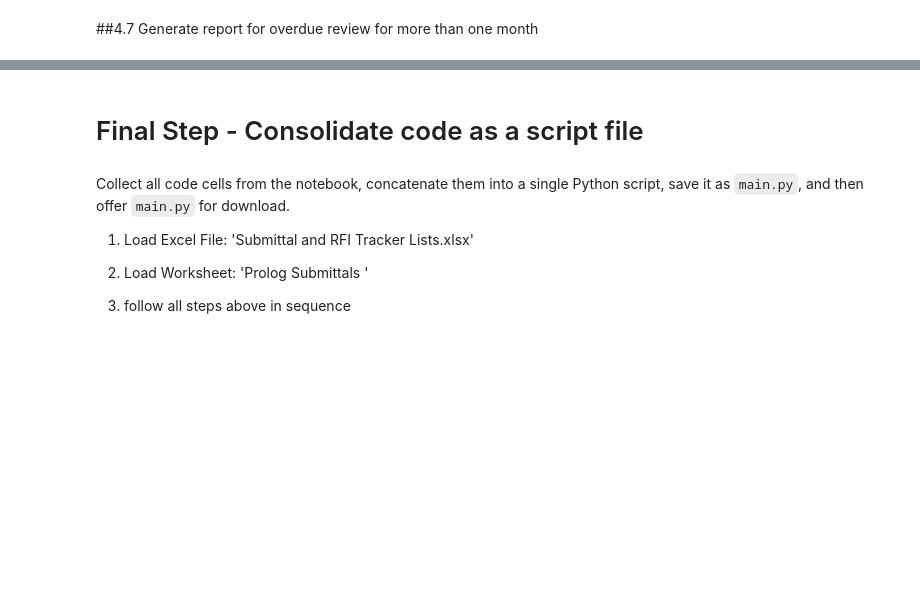
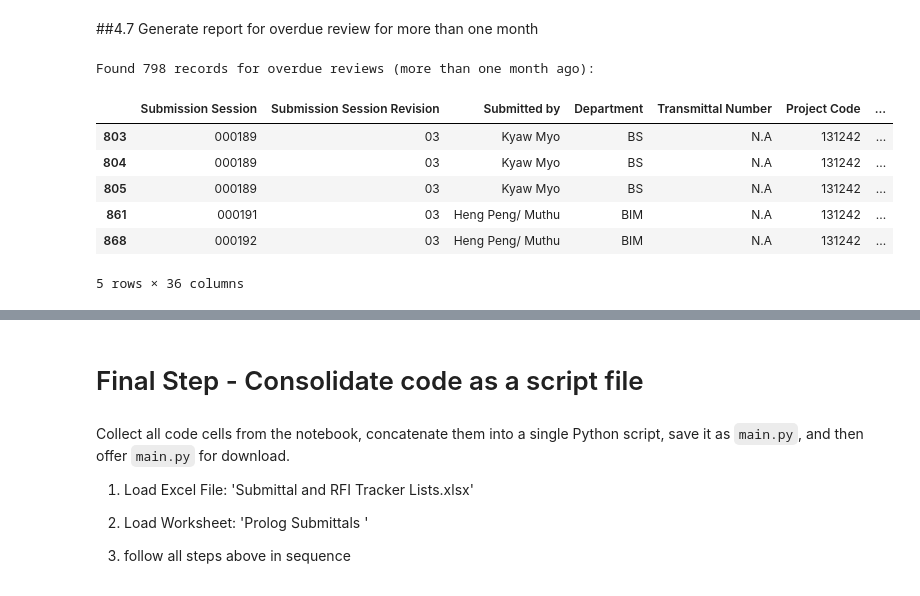
Before and after one commit to chinwarsoon/Engineering-and-Design, a Jupyter notebook: dcc/dcc_mdl.ipynb, the cells around one changed output, grey strips where cells are left out. Cells and saved outputs as stored; diff of their text form; code cells hidden in the pictures; blank space fills up the shorter version.

```diff
--- a/dcc/dcc_mdl.ipynb
+++ b/dcc/dcc_mdl.ipynb
@@ -1440,27 +1993,36 @@ print("The 'submissions_over_time_curve.pdf' file is ready for download.")
 # %%
 # check records which have "Pending" in 'this revision approval status' and null value in 'this review return date', list down records which has 'this submission date' one month ago.
 
 from datetime import datetime, timedelta
 
-# Ensure 'This Submission Date' and 'This Review Return Date' are datetime objects
-df_cleaned_and_filtered['This Submission Date'] = pd.to_datetime(df_cleaned_and_filtered['This Submission Date'], errors='coerce')
-df_cleaned_and_filtered['This Review Return Date'] = pd.to_datetime(df_cleaned_and_filtered['This Review Return Date'], errors='coerce')
+# Ensure 'Submission Date' and 'Review Return Actual Date' are datetime objects
+df_cleaned_and_filtered['Submission Date'] = pd.to_datetime(df_cleaned_and_filtered['Submission Date'], errors='coerce')
+df_cleaned_and_filtered['Review Return Actual Date'] = pd.to_datetime(df_cleaned_and_filtered['Review Return Actual Date'], errors='coerce')
 
 # Calculate one month ago from today
 one_month_ago = datetime.now() - timedelta(days=30) # Using 30 days as an approximation for 'one month'
 
 # Filter for records based on the criteria
 overdue_reviews_df = df_cleaned_and_filtered[
-    (df_cleaned_and_filtered['This Revision Approval Status'] == 'Pending') &
-    (df_cleaned_and_filtered['This Review Return Date'].isnull()) &
-    (df_cleaned_and_filtered['This Submission Date'] < one_month_ago)
+    (df_cleaned_and_filtered['Review Status Code'] == 'PEN') &
+    (df_cleaned_and_filtered['Review Return Actual Date'].isnull()) &
+    (df_cleaned_and_filtered['Submission Date'] < one_month_ago)
 ]
 
 if not overdue_reviews_df.empty:
     print(f"Found {len(overdue_reviews_df)} records for overdue reviews (more than one month ago):")
     display(overdue_reviews_df.head())
 else:
     print("No overdue review records found matching the criteria.")
+# %% [output]
+Found 798 records for overdue reviews (more than one month ago):
+|  | Submission Session | Submission Session Revision | Submitted by | Department | Transmittal Number | Project Code | ... |
+| 803 | 000189 | 03 | Kyaw Myo | BS | N.A | 131242 | ... |
+| 804 | 000189 | 03 | Kyaw Myo | BS | N.A | 131242 | ... |
+| 805 | 000189 | 03 | Kyaw Myo | BS | N.A | 131242 | ... |
+| 861 | 000191 | 03 | Heng Peng/ Muthu | BIM | N.A | 131242 | ... |
+| 868 | 000192 | 03 | Heng Peng/ Muthu | BIM | N.A | 131242 | ... |
+5 rows × 36 columns
 # %%
 # extract columns 'Prolog Submittal No..1', 'Prolog Rev..1', 'Document Description / Drawing Title', 'Date Submit', 'SO Review Status', 'Document Owner' in sequence into another data frame.
 # check the new dataframe and remove duplicate records
```
Also changed, not shown: parts of 53 cells of this notebook.
